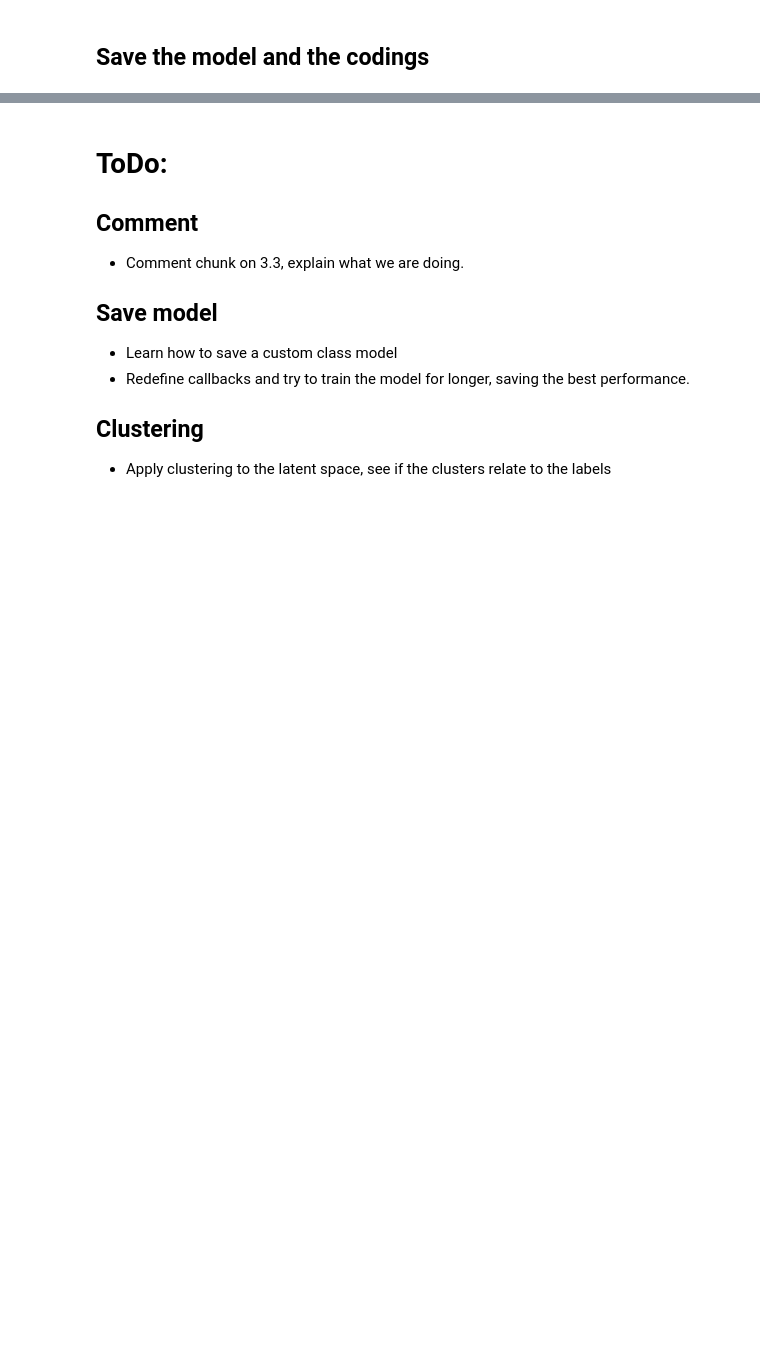
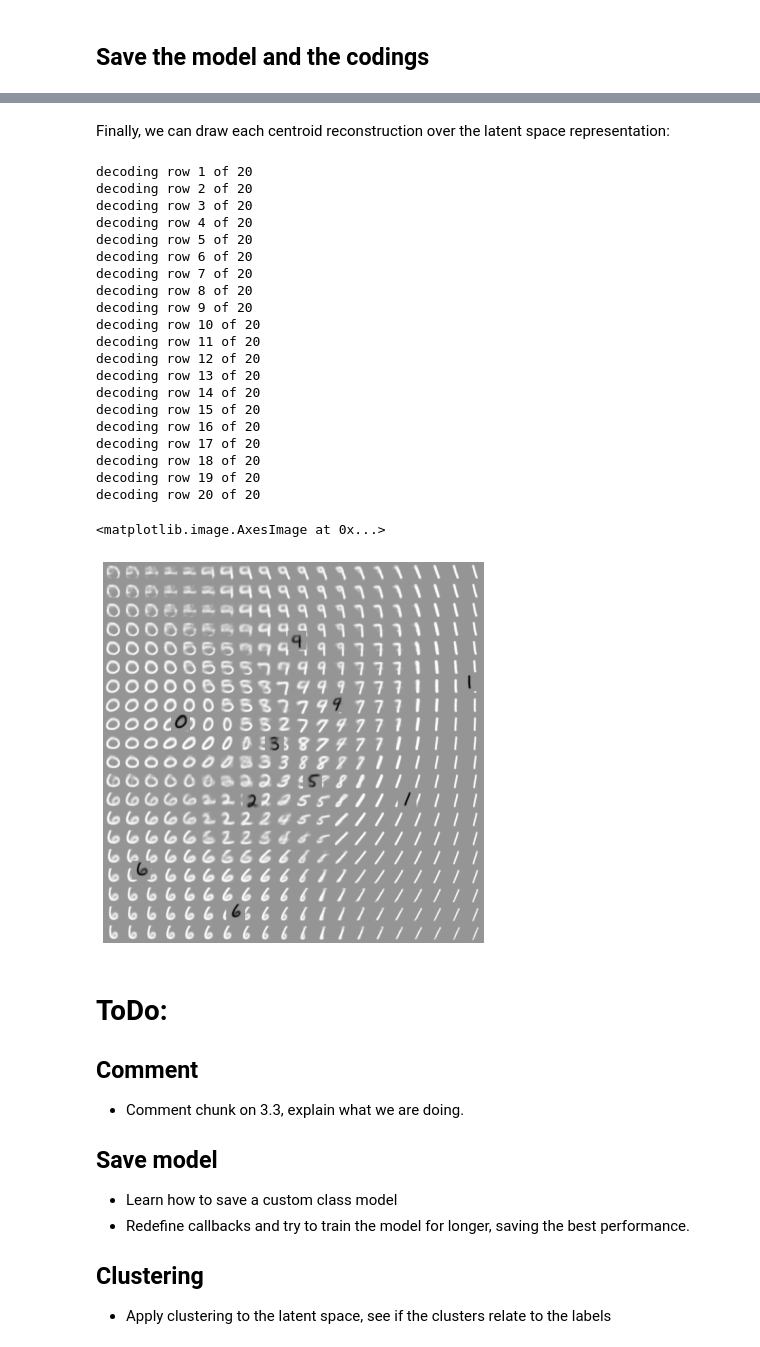
Before and after one commit to carlescn/MSc_bioinformatics_thesis, a Jupyter notebook: MNIST_clustering_VAE/MNIST_clustering_VAE.ipynb, the cells around one changed output, grey strips where cells are left out. Cells and saved outputs as stored; diff of their text form; code cells hidden in the pictures; blank space fills up the shorter version.

```diff
--- a/MNIST_clustering_VAE/MNIST_clustering_VAE.ipynb
+++ b/MNIST_clustering_VAE/MNIST_clustering_VAE.ipynb
@@ -395,3 +465,61 @@ heatmap.set(xlabel='clusters', ylabel='labels')
+# %% [markdown]
+Finally, we can draw each centroid reconstruction over the latent space representation:
+# %%
+n = 20   # Number of points per row and column
+res = 28 # Resolution of each reconstructed image
+lim = 3  # Inferior and superior range for the latent space
+
+# Initialize a blank image
+im_res = n * res
+img = np.zeros((im_res, im_res))
+
+# Draw the latent space representation
+grid_x = np.linspace(-1*lim, lim, n)
+grid_y = np.linspace(-1*lim, lim, n)[::1]
+
+for i, yi in enumerate(grid_y):
+    print("decoding row", i+1, "of", n)
+    for j, xi in enumerate(grid_x):
+        z_sample = np.array([[xi, yi]])
+        x_decoded = vae.decoder.predict(z_sample, verbose=0)
+        digit = x_decoded[0].reshape(res, res)
+        img[i*res : (i+1)*res,
+            j*res : (j+1)*res] = digit
+
+# Draw the centroids reconstrucions
+for i,centroid in enumerate(centroids):
+    y,x = ((centroid*n*res/lim+n*res)/2).astype("int")
+    recon = decoded_centroids[i].reshape(res, res)
+    recon = recon*(-1)
+    img[x-res//2:x+res//2, y-res//2:y+res//2] = recon
+
+# Show the image
+plt.figure(figsize=(7, 7))
+plt.axis("off")
+plt.imshow(img, cmap="Greys_r")
+# %% [output]
+decoding row 1 of 20
+decoding row 2 of 20
+decoding row 3 of 20
+decoding row 4 of 20
+decoding row 5 of 20
+decoding row 6 of 20
+decoding row 7 of 20
+decoding row 8 of 20
+decoding row 9 of 20
+decoding row 10 of 20
+decoding row 11 of 20
+decoding row 12 of 20
+decoding row 13 of 20
+decoding row 14 of 20
+decoding row 15 of 20
+decoding row 16 of 20
+decoding row 17 of 20
+decoding row 18 of 20
+decoding row 19 of 20
+decoding row 20 of 20
+<matplotlib.image.AxesImage at 0x...>
+[figure, added]
 # %% [markdown]
 # ToDo:
 
```
Also changed, not shown: parts of 14 cells of this notebook.
